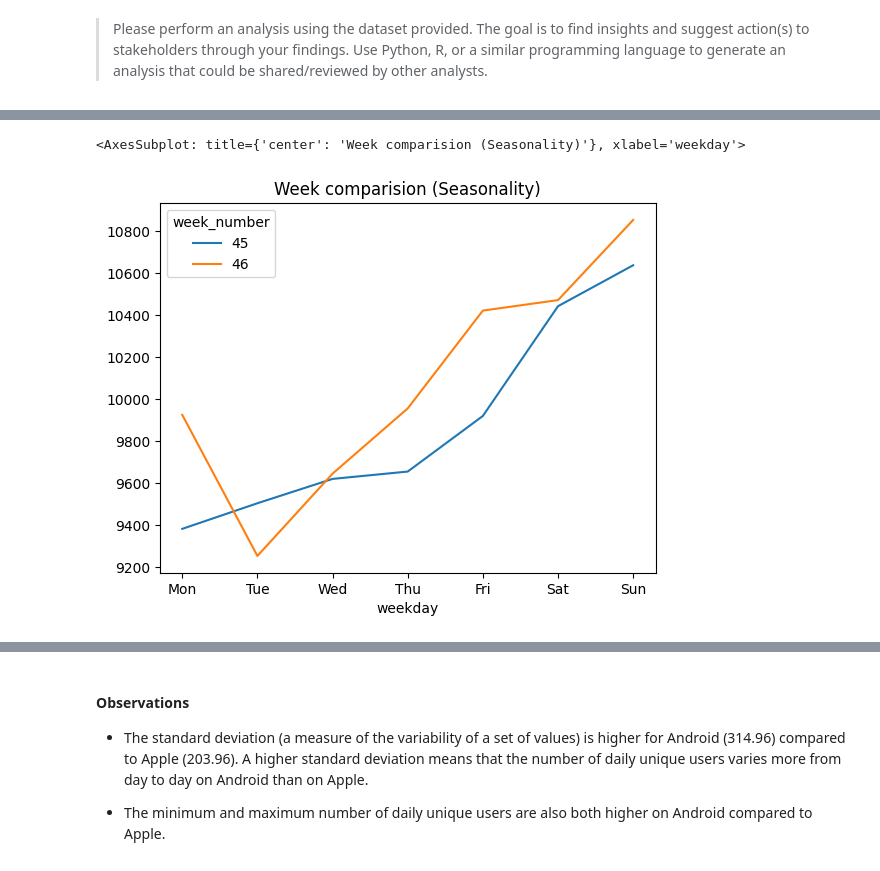
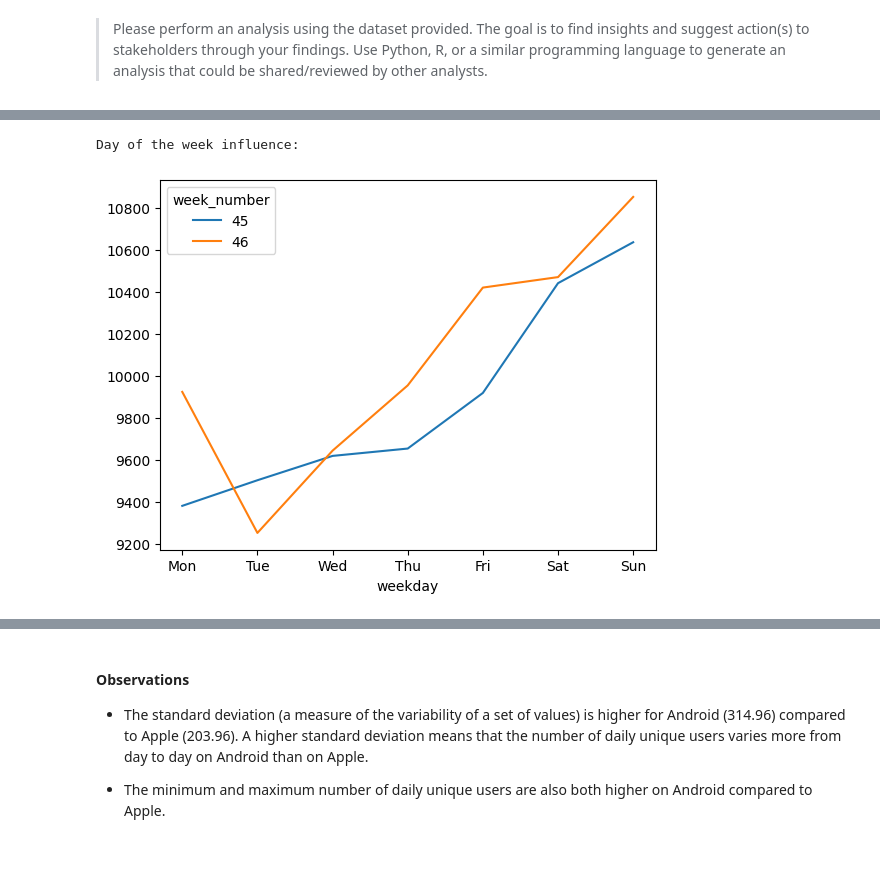
Before and after one commit to camiladwa/case_study, a Jupyter notebook: growth_case_study/growth_data_analyst.ipynb, the cells around one changed output, grey strips where cells are left out. Drawn from its saved outputs; the diff is of its cells as text; code cells hidden in the pictures.

```diff
--- a/growth_case_study/growth_data_analyst.ipynb
+++ b/growth_case_study/growth_data_analyst.ipynb
@@ -291,5 +363,9 @@ apps_open_df['date_time'] = pd.to_datetime(apps_open_df['date_time'])
 apps_open_df['date_time'] = apps_open_df['date_time'].dt.date
 
 unique_users_per_day = (apps_open_df.groupby(["date_time", "platform"])["user_skey"].nunique().unstack(level=-1).reset_index())
-unique_users_per_day['android_proportion'] = unique_users_per_day['android'] / (unique_users_per_day['apple'] + unique_users_per_day['android']) * 100
-unique_users_per_day['apple_proportion'] = 100 - unique_users_per_day['android_proportion']
+avg_unique = pd.DataFrame(unique_users_per_day[['android', 'apple']].agg(['mean', 'median','max', 'min', 'std']).round(2))
+print('Daily unique users and trend over platforms:')
+print('')
+print(unique_users_per_day)
+print('')
+print(avg_unique)
@@ -318,14 +390,19 @@ fig.show()
 # %%
+import matplotlib.pyplot as plt
+
 days_order = ['Mon', 'Tue', 'Wed', 'Thu', 'Fri', 'Sat', 'Sun']
 
 date_week = unique_users_per_day['date_time'].apply(lambda x: pd.Series([x.strftime('%d/%m'), x.strftime('%a'), x.isocalendar()[1]]))
 user_sums = unique_users_per_day['apple'] + unique_users_per_day['android']
 
 weekly_mov = pd.concat([date_week, user_sums], axis=1)
 weekly_mov.columns = ['date', 'weekday', 'week_number', 'total']
 pivot_table = weekly_mov.pivot(index='weekday', columns='week_number', values='total')
 pivot_table = pivot_table.reindex(days_order)
-pivot_table.plot(title='Week comparision (Seasonality)', grid=False)
+
+print('Day of the week influence:')
+pivot_table.plot(grid=False)
+plt.show()
 # %% [output]
-<AxesSubplot: title={'center': 'Week comparision (Seasonality)'}, xlabel='weekday'>
+Day of the week influence:
-[figure, old version]
+[figure, new version]
```
Also changed, not shown: parts of 19 cells of this notebook.
